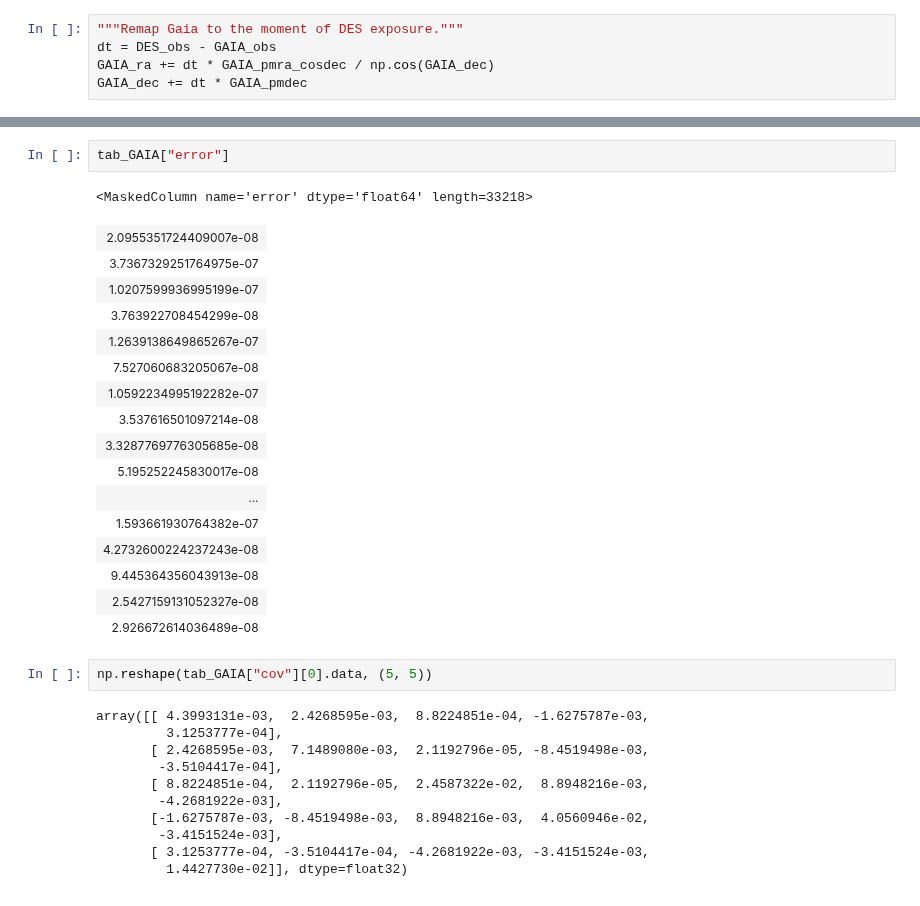
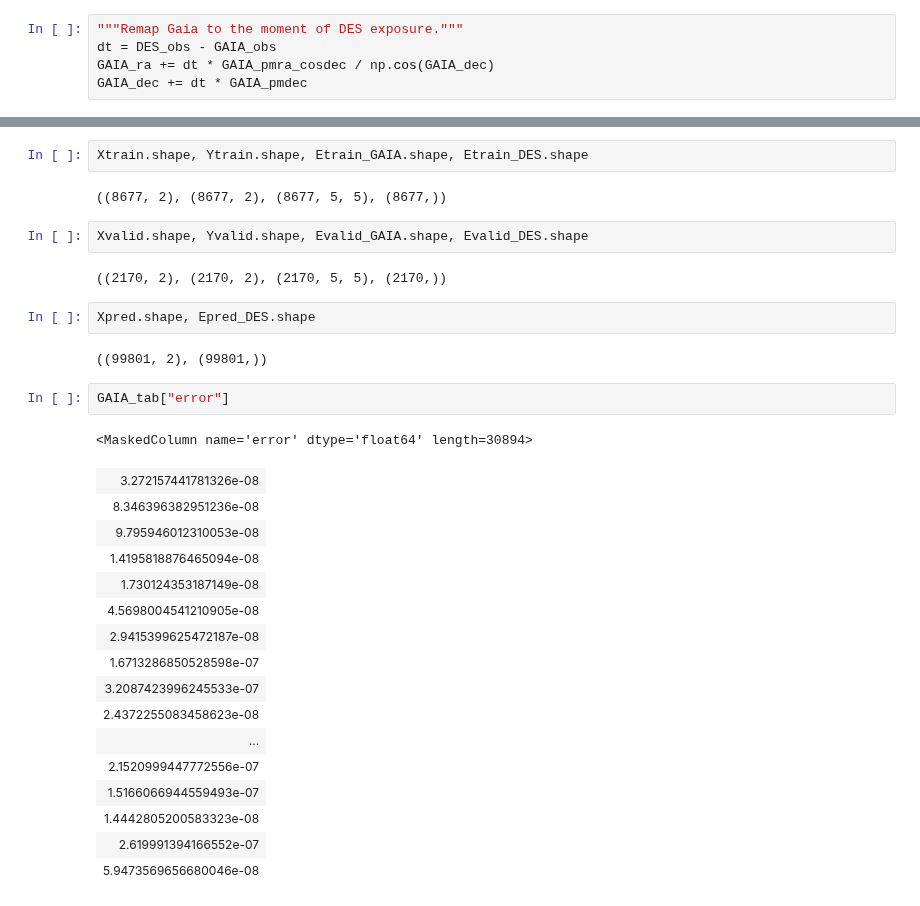
Before and after one commit to FoxFortino/DESworkspace, a Jupyter notebook: testinGAIA.ipynb, the cells around one changed output, grey strips where cells are left out. Drawn from its saved outputs; the diff is of its cells as text.

```diff
--- a/testinGAIA.ipynb
+++ b/testinGAIA.ipynb
@@ -245,33 +220,32 @@ gmag_error float32
+# %%
+Xtrain.shape, Ytrain.shape, Etrain_GAIA.shape, Etrain_DES.shape
+# %% [output]
+((8677, 2), (8677, 2), (8677, 5, 5), (8677,))
+# %%
+Xvalid.shape, Yvalid.shape, Evalid_GAIA.shape, Evalid_DES.shape
+# %% [output]
+((2170, 2), (2170, 2), (2170, 5, 5), (2170,))
+# %%
+Xpred.shape, Epred_DES.shape
+# %% [output]
+((99801, 2), (99801,))
 # %%
-tab_GAIA["error"]
+GAIA_tab["error"]
 # %% [output]
-<MaskedColumn name='error' dtype='float64' length=33218>
+<MaskedColumn name='error' dtype='float64' length=30894>
-| 2.0955351724409007e-08 |
-| 3.7367329251764975e-07 |
-| 1.0207599936995199e-07 |
-| 3.763922708454299e-08 |
-| 1.2639138649865267e-07 |
-| 7.527060683205067e-08 |
-| 1.0592234995192282e-07 |
-| 3.537616501097214e-08 |
-| 3.3287769776305685e-08 |
-| 5.195252245830017e-08 |
+| 3.272157441781326e-08 |
+| 8.346396382951236e-08 |
+| 9.795946012310053e-08 |
+| 1.4195818876465094e-08 |
+| 1.730124353187149e-08 |
+| 4.5698004541210905e-08 |
+| 2.9415399625472187e-08 |
+| 1.6713286850528598e-07 |
+| 3.2087423996245533e-07 |
+| 2.4372255083458623e-08 |
 | ... |
-| 1.593661930764382e-07 |
-| 4.2732600224237243e-08 |
-| 9.445364356043913e-08 |
-| 2.5427159131052327e-08 |
-| 2.926672614036489e-08 |
+| 2.1520999447772556e-07 |
+| 1.5166066944559493e-07 |
+| 1.4442805200583323e-08 |
+| 2.619991394166552e-07 |
+| 5.9473569656680046e-08 |
-# %%
-np.reshape(tab_GAIA["cov"][0].data, (5, 5))
-# %% [output]
-array([[ 4.3993131e-03,  2.4268595e-03,  8.8224851e-04, -1.6275787e-03,
-         3.1253777e-04],
-       [ 2.4268595e-03,  7.1489080e-03,  2.1192796e-05, -8.4519498e-03,
-        -3.5104417e-04],
-       [ 8.8224851e-04,  2.1192796e-05,  2.4587322e-02,  8.8948216e-03,
-        -4.2681922e-03],
-       [-1.6275787e-03, -8.4519498e-03,  8.8948216e-03,  4.0560946e-02,
-        -3.4151524e-03],
-       [ 3.1253777e-04, -3.5104417e-04, -4.2681922e-03, -3.4151524e-03,
-         1.4427730e-02]], dtype=float32)
```
Also changed, not shown: parts of 22 cells of this notebook, 1 other file.
